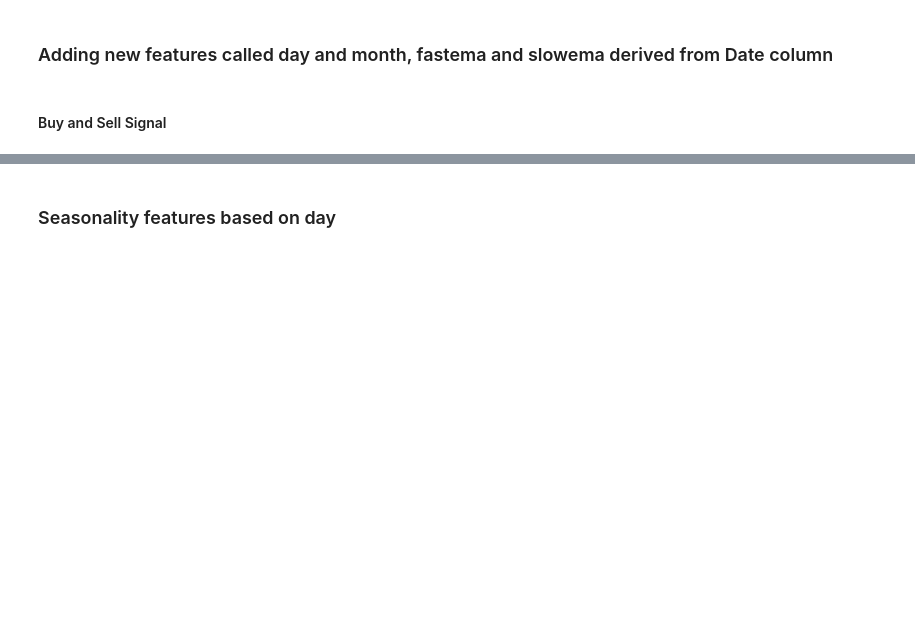
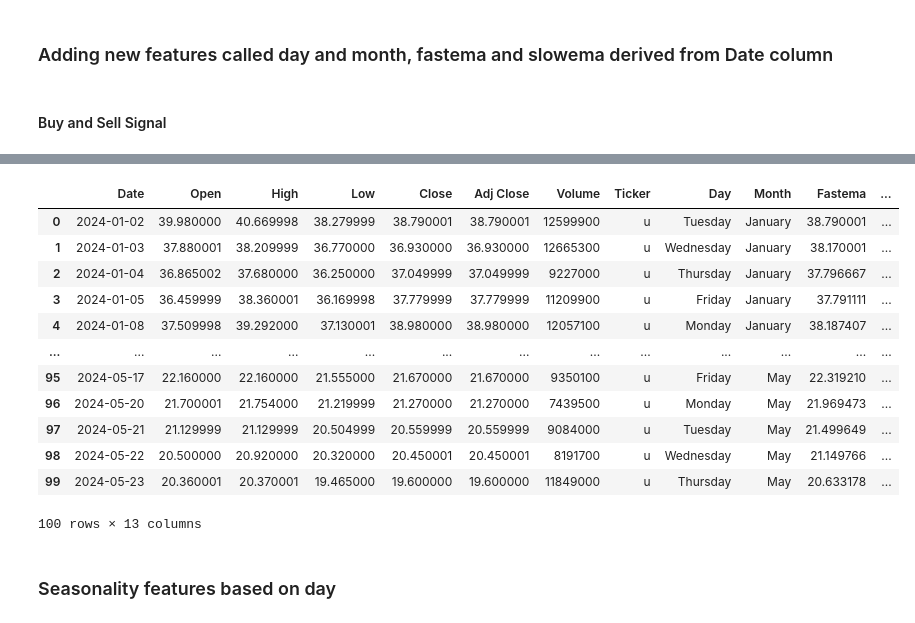
Before and after one commit to rindelicato/Nasdaq-Technical-Analysis-Trends, a Jupyter notebook: Stocks_Prices.ipynb, the cells around one changed output, grey strips where cells are left out. Drawn from its saved outputs; the diff is of its cells as text; code cells hidden in the pictures; blank space fills up the shorter version.

```diff
--- a/Stocks_Prices.ipynb
+++ b/Stocks_Prices.ipynb
@@ -123,3 +111,19 @@ df.tail(8)
+# %%
+df.head(100)
+# %% [output]
+|  | Date | Open | High | Low | Close | Adj Close | Volume | Ticker | Day | Month | Fastema | ... |
+| 0 | 2024-01-02 | 39.980000 | 40.669998 | 38.279999 | 38.790001 | 38.790001 | 12599900 | u | Tuesday | January | 38.790001 | ... |
+| 1 | 2024-01-03 | 37.880001 | 38.209999 | 36.770000 | 36.930000 | 36.930000 | 12665300 | u | Wednesday | January | 38.170001 | ... |
+| 2 | 2024-01-04 | 36.865002 | 37.680000 | 36.250000 | 37.049999 | 37.049999 | 9227000 | u | Thursday | January | 37.796667 | ... |
+| 3 | 2024-01-05 | 36.459999 | 38.360001 | 36.169998 | 37.779999 | 37.779999 | 11209900 | u | Friday | January | 37.791111 | ... |
+| 4 | 2024-01-08 | 37.509998 | 39.292000 | 37.130001 | 38.980000 | 38.980000 | 12057100 | u | Monday | January | 38.187407 | ... |
+| ... | ... | ... | ... | ... | ... | ... | ... | ... | ... | ... | ... | ... |
+| 95 | 2024-05-17 | 22.160000 | 22.160000 | 21.555000 | 21.670000 | 21.670000 | 9350100 | u | Friday | May | 22.319210 | ... |
+| 96 | 2024-05-20 | 21.700001 | 21.754000 | 21.219999 | 21.270000 | 21.270000 | 7439500 | u | Monday | May | 21.969473 | ... |
+| 97 | 2024-05-21 | 21.129999 | 21.129999 | 20.504999 | 20.559999 | 20.559999 | 9084000 | u | Tuesday | May | 21.499649 | ... |
+| 98 | 2024-05-22 | 20.500000 | 20.920000 | 20.320000 | 20.450001 | 20.450001 | 8191700 | u | Wednesday | May | 21.149766 | ... |
+| 99 | 2024-05-23 | 20.360001 | 20.370001 | 19.465000 | 19.600000 | 19.600000 | 11849000 | u | Thursday | May | 20.633178 | ... |
+100 rows × 13 columns
 # %% [markdown]
 ### Seasonality features based on day
 # %%
```
Also changed, not shown: parts of 10 cells of this notebook.
